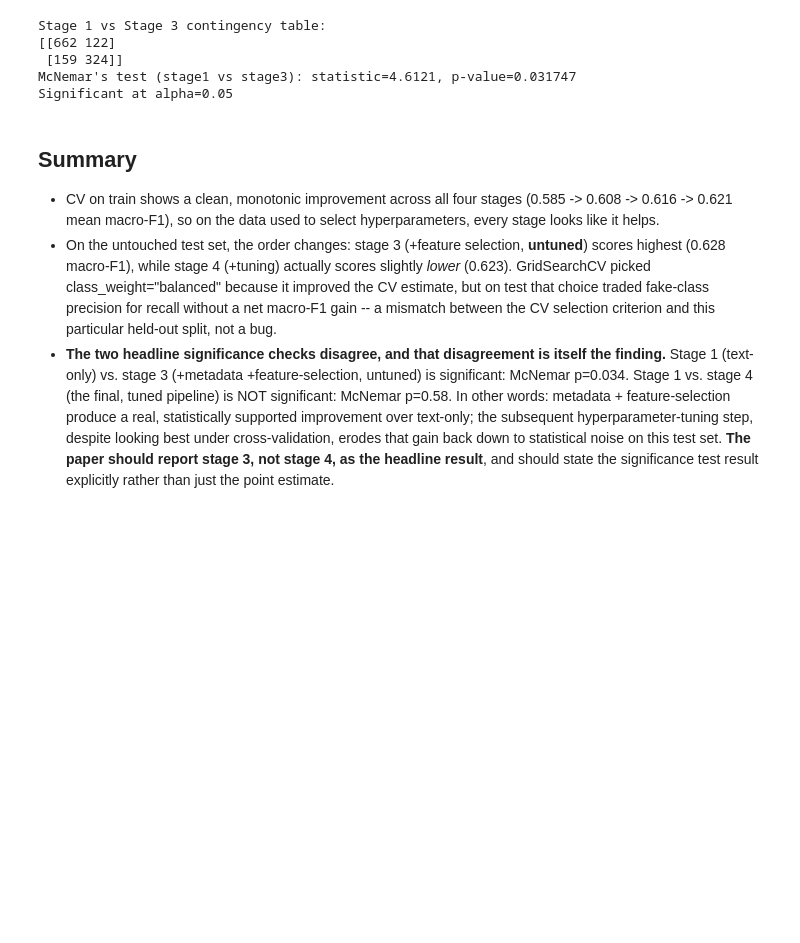
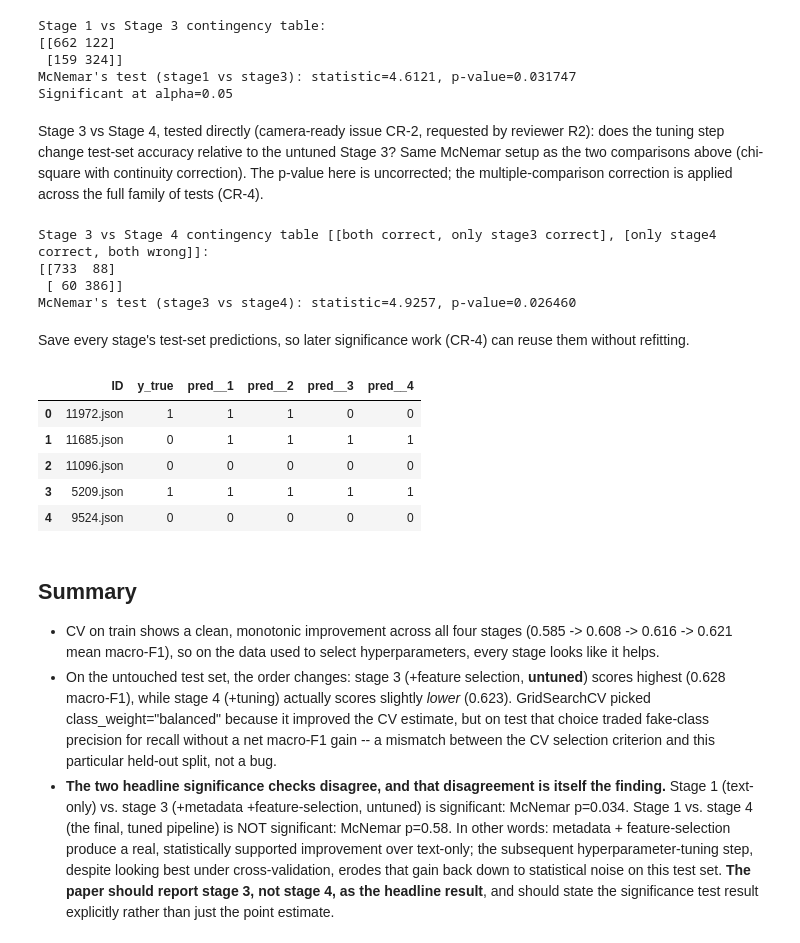
Before and after one commit to Ravindu-Pathirana/Fake-News-Detection, a Jupyter notebook: Updated Improvements/ablation_v1.ipynb, the cells around one changed output. Drawn from its saved outputs; the diff is of its cells as text; code cells hidden in the pictures; blank space fills up the shorter version.

```diff
--- a/Updated Improvements/ablation_v1.ipynb
+++ b/Updated Improvements/ablation_v1.ipynb
@@ -268,6 +268,45 @@ Stage 1 vs Stage 3 contingency table:
  [159 324]]
 McNemar's test (stage1 vs stage3): statistic=4.6121, p-value=0.031747
 Significant at alpha=0.05
+# %% [markdown]
+Stage 3 vs Stage 4, tested directly (camera-ready issue CR-2, requested by reviewer R2):
+does the tuning step change test-set accuracy relative to the untuned Stage 3? Same
+McNemar setup as the two comparisons above (chi-square with continuity correction).
+The p-value here is uncorrected; the multiple-comparison correction is applied
+across the full family of tests (CR-4).
+# %%
+both_correct_34 = int(np.sum(stage3_correct & stage4_correct))
+only_stage3_correct_34 = int(np.sum(stage3_correct & ~stage4_correct))
+only_stage4_correct_34 = int(np.sum(~stage3_correct & stage4_correct))
+both_wrong_34 = int(np.sum(~stage3_correct & ~stage4_correct))
+
+table_34 = [[both_correct_34, only_stage3_correct_34], [only_stage4_correct_34, both_wrong_34]]
+print("Stage 3 vs Stage 4 contingency table [[both correct, only stage3 correct], [only stage4 correct, both wrong]]:")
+print(np.array(table_34))
+
+result_34 = mcnemar(table_34, exact=False, correction=True)
+print(f"McNemar's test (stage3 vs stage4): statistic={result_34.statistic:.4f}, p-value={result_34.pvalue:.6f}")
+# %% [output]
+Stage 3 vs Stage 4 contingency table [[both correct, only stage3 correct], [only stage4 correct, both wrong]]:
+[[733  88]
+ [ 60 386]]
+McNemar's test (stage3 vs stage4): statistic=4.9257, p-value=0.026460
+# %% [markdown]
+Save every stage's test-set predictions, so later significance work (CR-4) can reuse
+them without refitting.
+# %%
+ablation_predictions = pd.DataFrame({"ID": test["ID"].values, "y_true": y_test_arr})
+for stage_name, y_pred in test_predictions.items():
+    ablation_predictions[f"pred__{stage_name.split('.')[0]}"] = y_pred
+ablation_predictions.to_csv("ablation_test_predictions_v1.csv", index=False)
+ablation_predictions.head()
+# %% [output]
+|  | ID | y_true | pred__1 | pred__2 | pred__3 | pred__4 |
+| 0 | 11972.json | 1 | 1 | 1 | 0 | 0 |
+| 1 | 11685.json | 0 | 1 | 1 | 1 | 1 |
+| 2 | 11096.json | 0 | 0 | 0 | 0 | 0 |
+| 3 | 5209.json | 1 | 1 | 1 | 1 | 1 |
+| 4 | 9524.json | 0 | 0 | 0 | 0 | 0 |
 # %% [markdown]
 ## Summary
 
```
Also changed, not shown: 30 other files.
